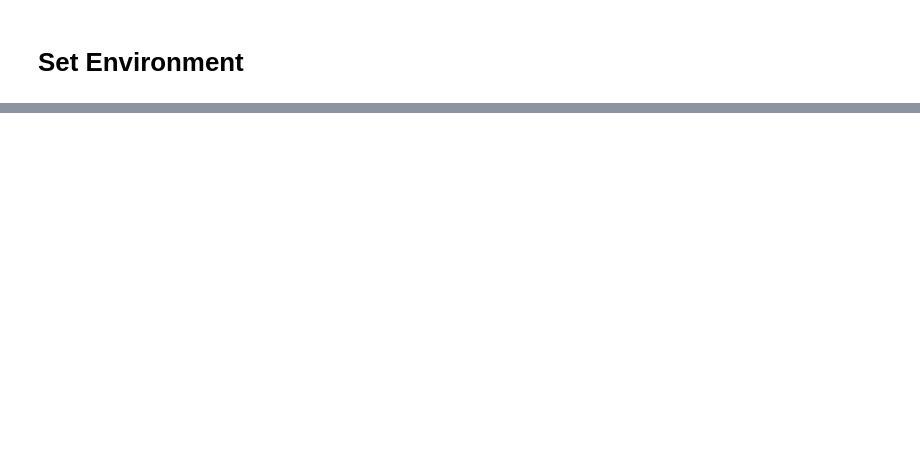
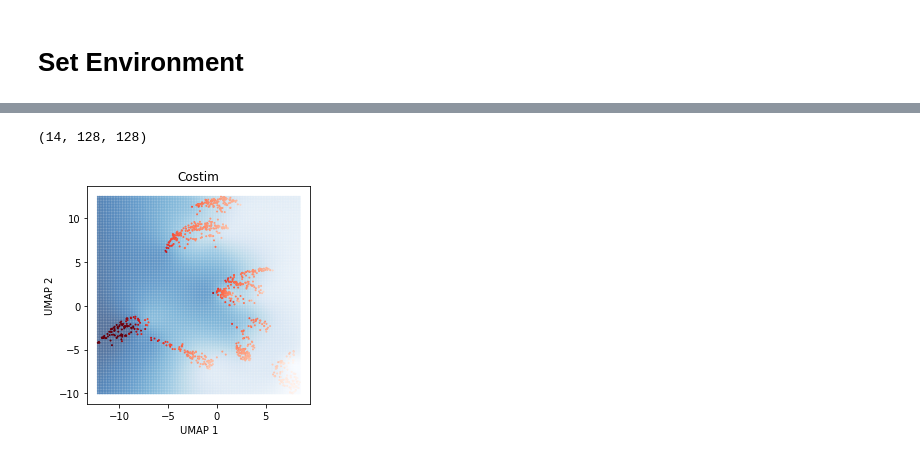
Before and after one commit to clintko/Proj_SingleCell, a Jupyter notebook: Pipeline/Pipeline04_Interpolation_v02.ipynb, the cells around one changed output, grey strips where cells are left out. Cells and saved outputs as stored; diff of their text form; code cells hidden in the pictures; blank space fills up the shorter version.

```diff
--- a/Pipeline/Pipeline04_Interpolation_v02.ipynb
+++ b/Pipeline/Pipeline04_Interpolation_v02.ipynb
@@ -24,0 +417,76 @@ tail = lambda x, k = 6: x[-k:]
+# %%
+# initialization
+N_GRID  = 128
+
+idx_sample = 0
+mydata = data_wrapped_sub
+
+# Coordinate from dimensional reduction
+coord  = mydata.get_coord(idx_sample)
+x = coord[:, 0]
+y = coord[:, 1]
+
+# generate a grid
+x_c = np.linspace(min(x), max(x), N_GRID)
+y_c = np.linspace(min(y), max(y), N_GRID)
+x_c, y_c = np.meshgrid(x_c, y_c)
+
+# Sample data
+matrix = mydata.get_sample(idx_sample)
+
+# images generated from interpolation
+img = []
+for idx_feature in range(matrix.shape[1]):
+    # interpolation
+    z = matrix[:, idx_feature]
+    rbfi = Rbf(x, y, z, function = 'multiquadric', smooth = 1)
+
+    # store into a list "img"
+    z_c = rbfi(x_c, y_c)
+    img.append(z_c)
+img = np.array(img)
+
+print(img.shape)
+# %% [output]
+(14, 128, 128)
+# %%
+fig, ax = plt.subplots(1, 1, figsize = (4, 4))
+
+# initialization
+idx_sample = 0
+idx_feature = 2
+
+# Coordinate from dimensional reduction
+coord  = mydata.get_coord(idx_sample)
+x = coord[:, 0]
+y = coord[:, 1]
+
+# generate a grid
+x_c = np.linspace(min(x), max(x), N_GRID)
+y_c = np.linspace(min(y), max(y), N_GRID)
+x_c, y_c = np.meshgrid(x_c, y_c)
+
+ax.scatter(
+    x_c, y_c, c = img[idx_feature],
+    s = 1, alpha = 0.5,
+    cmap = plt.get_cmap("Blues"))
+
+##########################################################################
+tmp = data_wrapped_sub.get_coord(k = idx_sample)
+feature = data_wrapped_sub.get_sample(k = idx_sample)[:, idx_feature]
+
+ax.scatter(
+    tmp[:, 0], tmp[:, 1],
+    c = feature,
+    s = 1, alpha = 1.0,
+    cmap = plt.get_cmap("Reds"))
+
+
+ax.set_title(data_wrapped_sub.get_label(k = idx_sample))
+ax.set_xlabel("UMAP 1")
+ax.set_ylabel("UMAP 2")
+
+
+plt.show()
+# %% [output]
+[figure, added]
```
Also changed, not shown: parts of 40 cells of this notebook.
